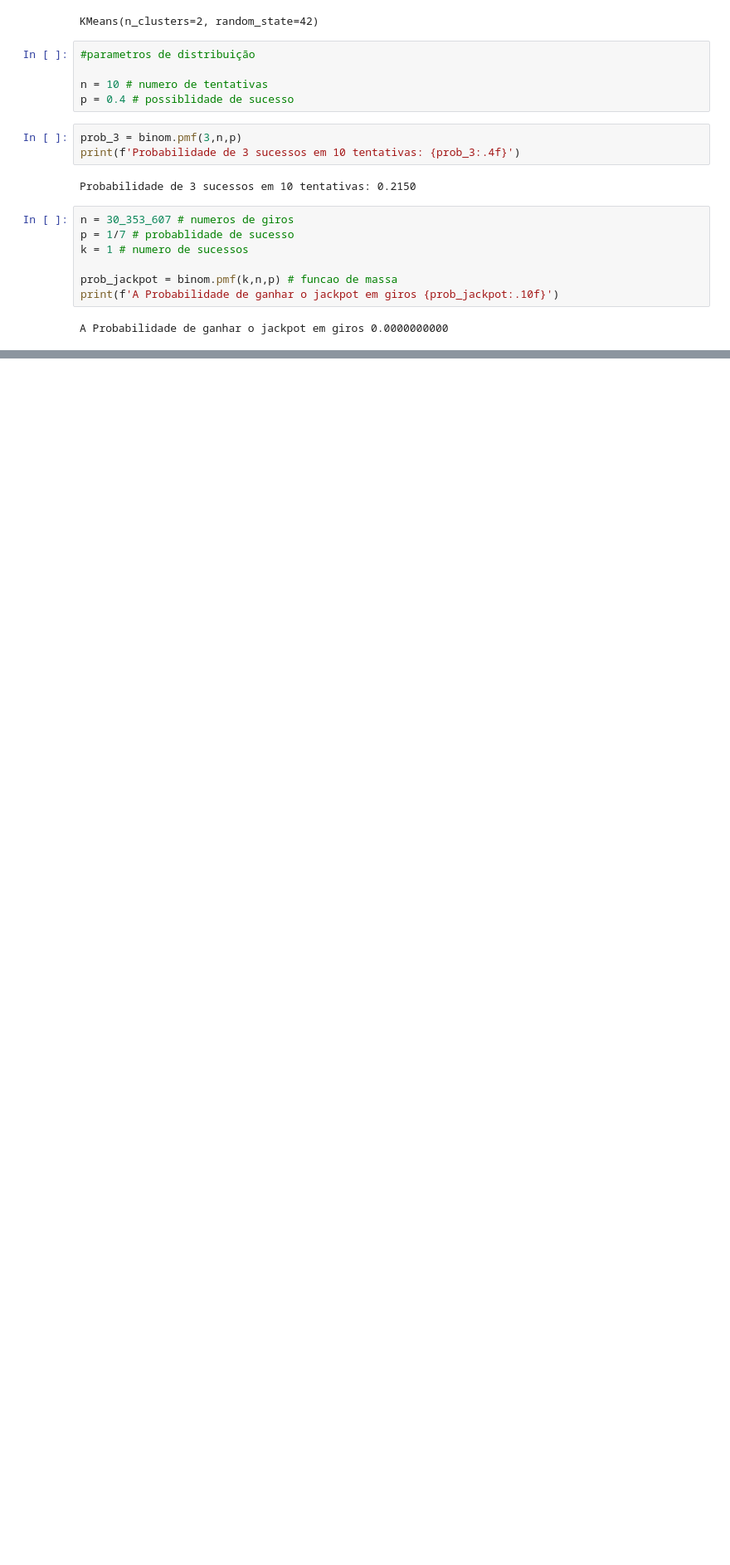
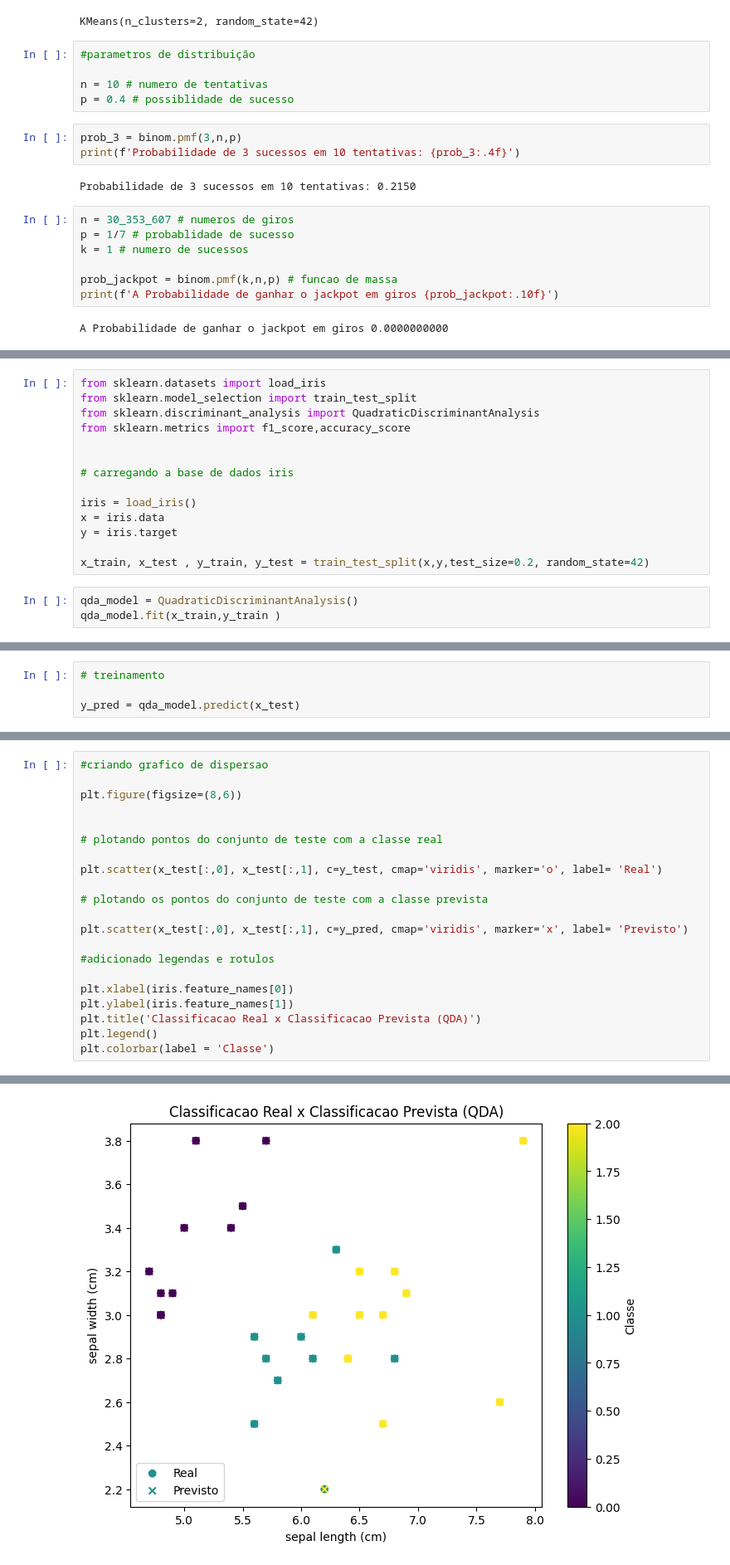
Before and after one commit to LeonardoMafra/Python_Data_Science, a Jupyter notebook: Sklearn.ipynb, the cells around one changed output, grey strips where cells are left out. Shown: that part at 83% size. Drawn from its saved outputs; the diff is of its cells as text; blank space fills up the shorter version.

```diff
--- a/Sklearn.ipynb
+++ b/Sklearn.ipynb
@@ -98,0 +133,17 @@ A Probabilidade de ganhar o jackpot em giros 0.0000000000
+# %%
+from sklearn.datasets import load_iris
+from sklearn.model_selection import train_test_split
+from sklearn.discriminant_analysis import QuadraticDiscriminantAnalysis
+from sklearn.metrics import f1_score,accuracy_score
+
+
+# carregando a base de dados iris
+
+iris = load_iris()
+x = iris.data
+y = iris.target
+
+x_train, x_test , y_train, y_test = train_test_split(x,y,test_size=0.2, random_state=42)
+# %%
+qda_model = QuadraticDiscriminantAnalysis()
+qda_model.fit(x_train,y_train )
@@ -98,0 +152,4 @@ A Probabilidade de ganhar o jackpot em giros 0.0000000000
+# %%
+# treinamento
+
+y_pred = qda_model.predict(x_test)
@@ -98,0 +176,22 @@ A Probabilidade de ganhar o jackpot em giros 0.0000000000
+# %%
+#criando grafico de dispersao
+
+plt.figure(figsize=(8,6))
+
+
+# plotando pontos do conjunto de teste com a classe real
+
+plt.scatter(x_test[:,0], x_test[:,1], c=y_test, cmap='viridis', marker='o', label= 'Real')
+
+# plotando os pontos do conjunto de teste com a classe prevista
+
+plt.scatter(x_test[:,0], x_test[:,1], c=y_pred, cmap='viridis', marker='x', label= 'Previsto')
+
+#adicionado legendas e rotulos
+
+plt.xlabel(iris.feature_names[0])
+plt.ylabel(iris.feature_names[1])
+plt.title('Classificacao Real x Classificacao Prevista (QDA)')
+plt.legend()
+plt.colorbar(label = 'Classe')
+# %% [output]
@@ -98,0 +199 @@ A Probabilidade de ganhar o jackpot em giros 0.0000000000
+[figure, added]
```
Also changed, not shown: parts of 10 cells of this notebook.
